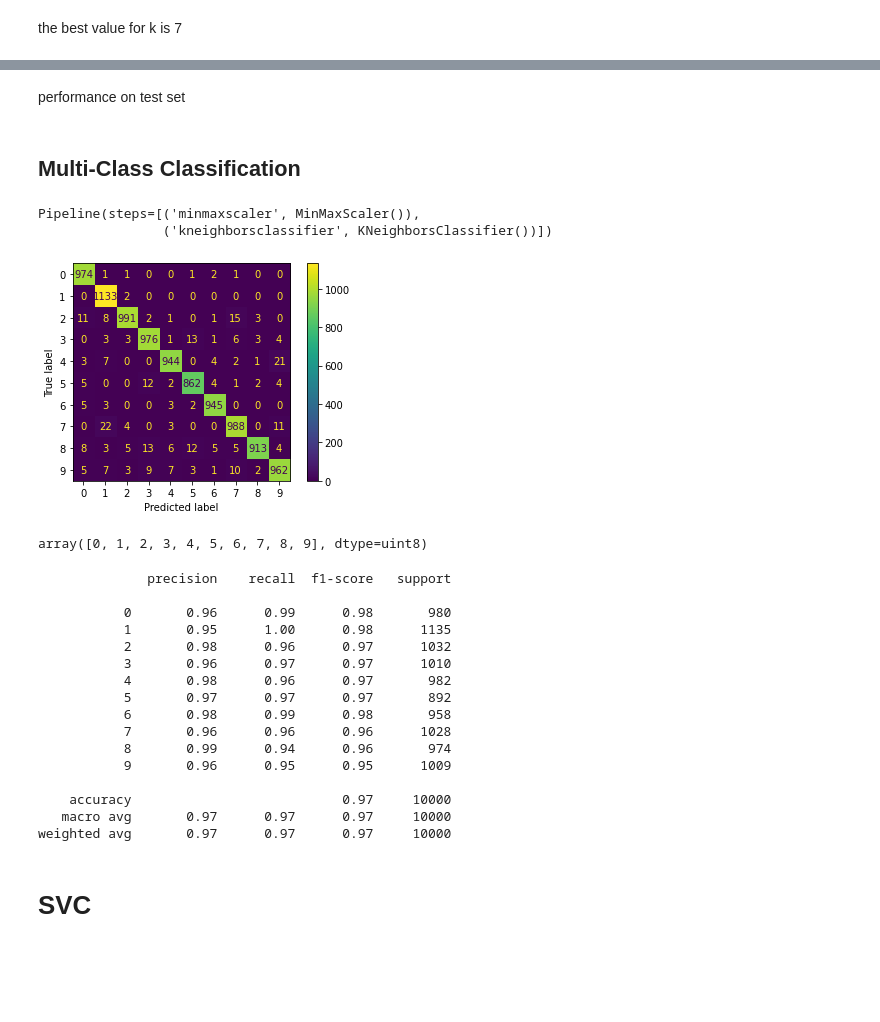
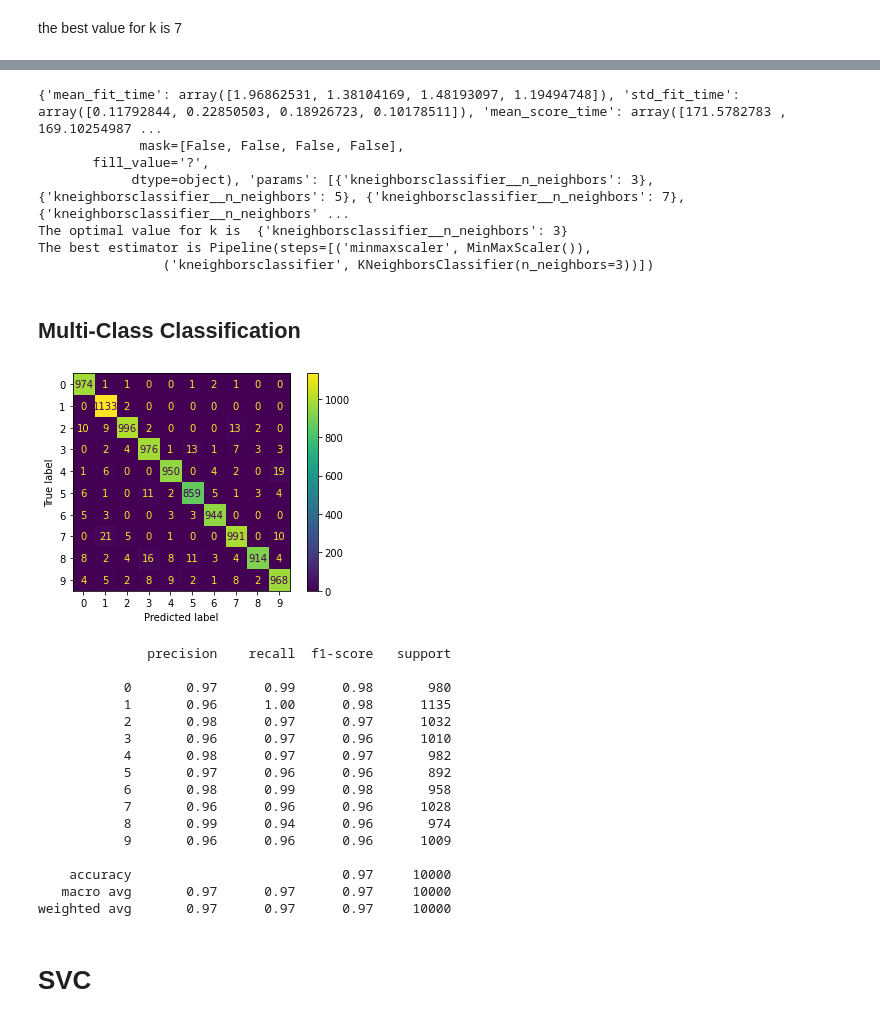
Before and after one commit to XaviPat01/MTL782_Data_Mining, a Jupyter notebook: MTL782_Assignment1_Q2.ipynb, the cells around one changed output, grey strips where cells are left out. Saved outputs shown, nothing was run; the diff lists cells and outputs as text; code cells hidden in the pictures; blank space fills up the shorter version.

```diff
--- a/MTL782_Assignment1_Q2.ipynb
+++ b/MTL782_Assignment1_Q2.ipynb
@@ -77,2 +57,5 @@ for i in range(45,60):
+# %%
+x_train = X_train.flatten().reshape(60000,784)
+x_test = X_test.flatten().reshape(10000,784)
 # %% [markdown]
 # Naive Bayes
@@ -84,7 +62,7 @@ nb_X_test = X_test.flatten().reshape(10000,784)
 # %%
 nb = MultinomialNB()
-nb.fit(nb_X_train, y_train)
-y_predicted=nb.predict(nb_X_test)
+nb.fit(x_train, y_train)
+y_predicted=nb.predict(x_test)
 # %%
 print ("Accuracy = {} %".format(metrics.accuracy_score(y_test, y_predicted)*100))
 print ("Classification Report \n {}".format(metrics.classification_report(y_test, y_predicted, labels=range(0,10))))
@@ -122,9 +95,8 @@ let's search for "k" using cross-validation
 # %% [markdown]
 Feature scaling is essential for machine learning algorithms that calculate distances between data. If not scaled, the feature with a higher value range starts dominating when calculating distances. KNN which uses Euclidean distance is one such algorithm which essentially require scaling
 # %%
-pipe_knn = make_pipeline(MinMaxScaler(),KNeighborsClassifier(n_neighbors=1))
-grid_k = {'kneighborsclassifier__n_neighbors':[5,7]}
-cv = GridSearchCV(pipe_knn, param_grid = grid_k, scoring = 'precision_macro')
-cv.fit(nb_X_train, y_train)
-print(cv)
+pipe_knn = make_pipeline(MinMaxScaler(),KNeighborsClassifier())
+grid_k = {'kneighborsclassifier__n_neighbors':[3,5,7,9]}
+cv = GridSearchCV(pipe_knn, param_grid = grid_k, scoring = 'precision_macro', cv = 3, verbose = 1, n_jobs = 3)
+cv.fit(x_train, y_train)
 # %% [output]
@@ -147,38 +113,41 @@ pipe_knn = make_pipeline(MinMaxScaler(),KNeighborsClassifier(n_neighbors=5))
-# %% [markdown]
-performance on test set
+# %%
+print(cv.cv_results_)
+print("The optimal value for k is ", cv.best_params_)
+print("The best estimator is", cv.best_estimator_)
+# %% [output]
+{'mean_fit_time': array([1.96862531, 1.38104169, 1.48193097, 1.19494748]), 'std_fit_time': array([0.11792844, 0.22850503, 0.18926723, 0.10178511]), 'mean_score_time': array([171.5782783 , 169.10254987 ...
+             mask=[False, False, False, False],
+       fill_value='?',
+            dtype=object), 'params': [{'kneighborsclassifier__n_neighbors': 3}, {'kneighborsclassifier__n_neighbors': 5}, {'kneighborsclassifier__n_neighbors': 7}, {'kneighborsclassifier__n_neighbors' ...
+The optimal value for k is  {'kneighborsclassifier__n_neighbors': 3}
+The best estimator is Pipeline(steps=[('minmaxscaler', MinMaxScaler()),
+                ('kneighborsclassifier', KNeighborsClassifier(n_neighbors=3))])
+# %%
+pipe_knn = cv.best_estimator_
 # %% [markdown]
 ## Multi-Class Classification
-# %%
-print(pipe_knn)
-# %% [output]
-Pipeline(steps=[('minmaxscaler', MinMaxScaler()),
-                ('kneighborsclassifier', KNeighborsClassifier())])
 # %%
-pipe_knn.fit(nb_X_train,y_train)
-y_hat = pipe_knn.predict(nb_X_test)
+pipe_knn.fit(x_train,y_train)
+y_hat = pipe_knn.predict(x_test)
 ConfusionMatrixDisplay.from_predictions(y_test,y_hat)
 plt.show()
 # %% [output]
-[figure, old version]
+[figure, new version]
-# %%
-pipe_knn.classes_
-# %% [output]
-array([0, 1, 2, 3, 4, 5, 6, 7, 8, 9], dtype=uint8)
 # %%
 print(metrics.classification_report(y_test,y_hat))
 # %% [output]
               precision    recall  f1-score   support
 
-           0       0.96      0.99      0.98       980
-           1       0.95      1.00      0.98      1135
-           2       0.98      0.96      0.97      1032
-           3       0.96      0.97      0.97      1010
-           4       0.98      0.96      0.97       982
-           5       0.97      0.97      0.97       892
+           0       0.97      0.99      0.98       980
+           1       0.96      1.00      0.98      1135
+           2       0.98      0.97      0.97      1032
+           3       0.96      0.97      0.96      1010
+           4       0.98      0.97      0.97       982
+           5       0.97      0.96      0.96       892
            6       0.98      0.99      0.98       958
            7       0.96      0.96      0.96      1028
            8       0.99      0.94      0.96       974
-           9       0.96      0.95      0.95      1009
+           9       0.96      0.96      0.96      1009
 
     accuracy                           0.97     10000
    macro avg       0.97      0.97      0.97     10000
```
Also changed, not shown: parts of 23 cells of this notebook.
